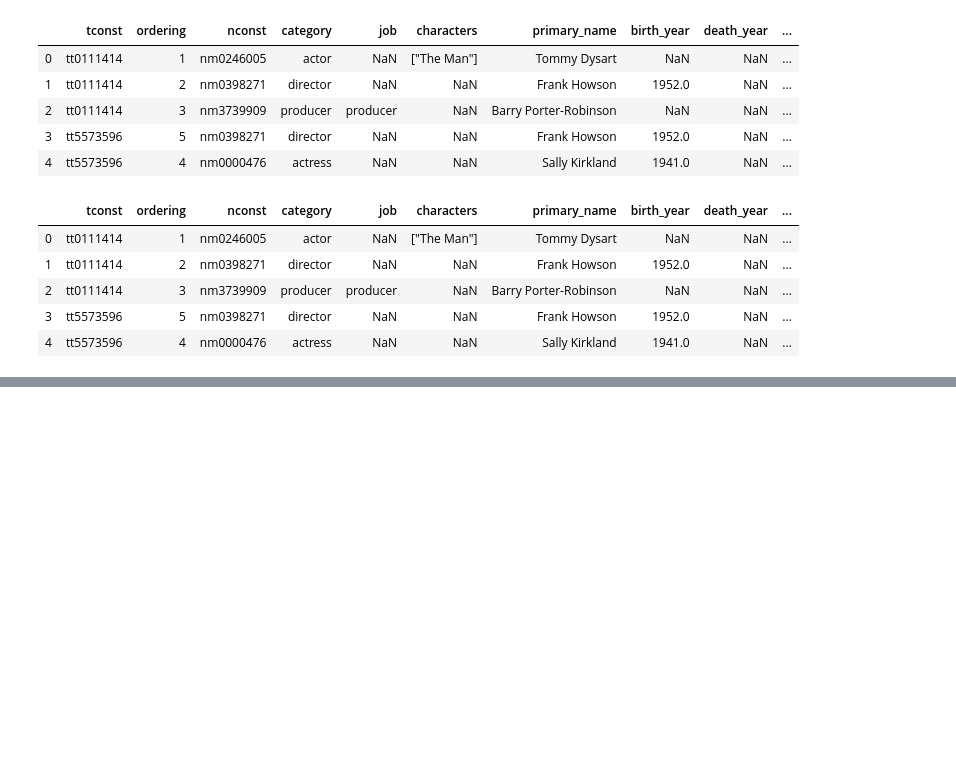
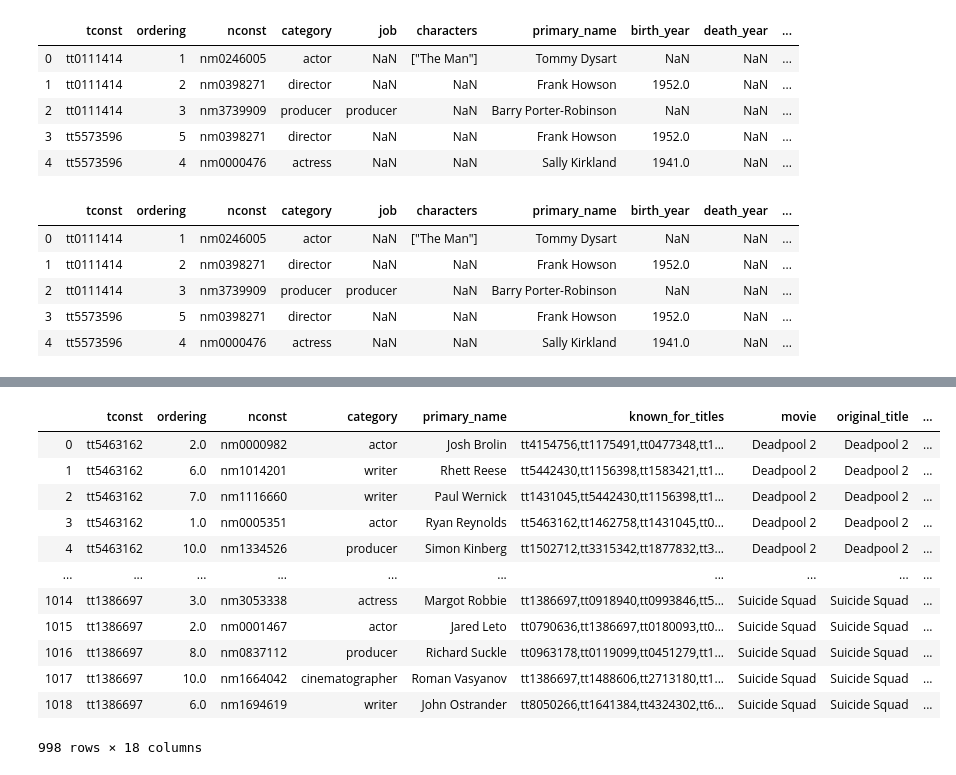
Before and after one commit to MFAP9/module1project, a Jupyter notebook: Project 1.ipynb, the cells around one changed output, grey strips where cells are left out. Drawn from its saved outputs; the diff is of its cells as text; code cells hidden in the pictures; blank space fills up the shorter version.

Commit message:
cleaned top100 data, grouped data in columns, and found trends

```diff
--- a/Project 1.ipynb
+++ b/Project 1.ipynb
@@ -498 +501,3 @@ tnfinal.head()
 5 rows × 23 columns
+# %%
+tnfinal = tnfinal.drop(columns=['job', 'characters', 'birth_year', 'death_year', 'primary_profession', 'original_title'])
@@ -498,0 +520,18 @@ tnfinal.head()
+# %%
+tnfinal = tnfinal.dropna()
+# %%
+tnfinal
+# %% [output]
+|  | tconst | ordering | nconst | category | primary_name | known_for_titles | movie | original_title | ... |
+| 0 | tt5463162 | 2.0 | nm0000982 | actor | Josh Brolin | tt4154756,tt1175491,tt0477348,tt1... | Deadpool 2 | Deadpool 2 | ... |
+| 1 | tt5463162 | 6.0 | nm1014201 | writer | Rhett Reese | tt5442430,tt1156398,tt1583421,tt1... | Deadpool 2 | Deadpool 2 | ... |
+| 2 | tt5463162 | 7.0 | nm1116660 | writer | Paul Wernick | tt1431045,tt5442430,tt1156398,tt1... | Deadpool 2 | Deadpool 2 | ... |
+| 3 | tt5463162 | 1.0 | nm0005351 | actor | Ryan Reynolds | tt5463162,tt1462758,tt1431045,tt0... | Deadpool 2 | Deadpool 2 | ... |
+| 4 | tt5463162 | 10.0 | nm1334526 | producer | Simon Kinberg | tt1502712,tt3315342,tt1877832,tt3... | Deadpool 2 | Deadpool 2 | ... |
+| ... | ... | ... | ... | ... | ... | ... | ... | ... | ... |
+| 1014 | tt1386697 | 3.0 | nm3053338 | actress | Margot Robbie | tt1386697,tt0918940,tt0993846,tt5... | Suicide Squad | Suicide Squad | ... |
+| 1015 | tt1386697 | 2.0 | nm0001467 | actor | Jared Leto | tt0790636,tt1386697,tt0180093,tt0... | Suicide Squad | Suicide Squad | ... |
+| 1016 | tt1386697 | 8.0 | nm0837112 | producer | Richard Suckle | tt0963178,tt0119099,tt0451279,tt1... | Suicide Squad | Suicide Squad | ... |
+| 1017 | tt1386697 | 10.0 | nm1664042 | cinematographer | Roman Vasyanov | tt1386697,tt1488606,tt2713180,tt1... | Suicide Squad | Suicide Squad | ... |
+| 1018 | tt1386697 | 6.0 | nm1694619 | writer | John Ostrander | tt8050266,tt1641384,tt4324302,tt6... | Suicide Squad | Suicide Squad | ... |
+998 rows × 18 columns
```
Also changed, not shown: parts of 27 cells of this notebook.
